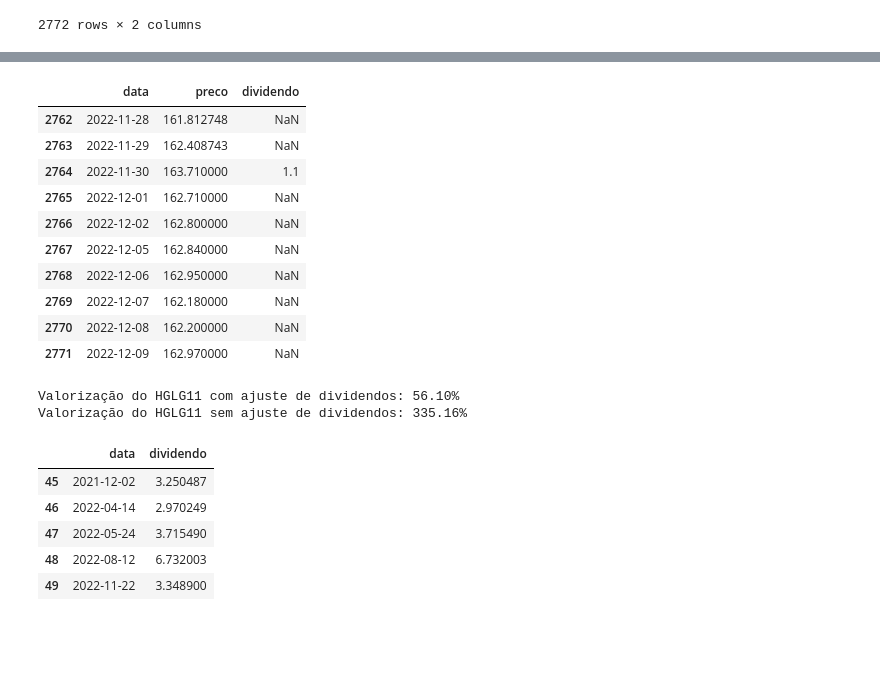
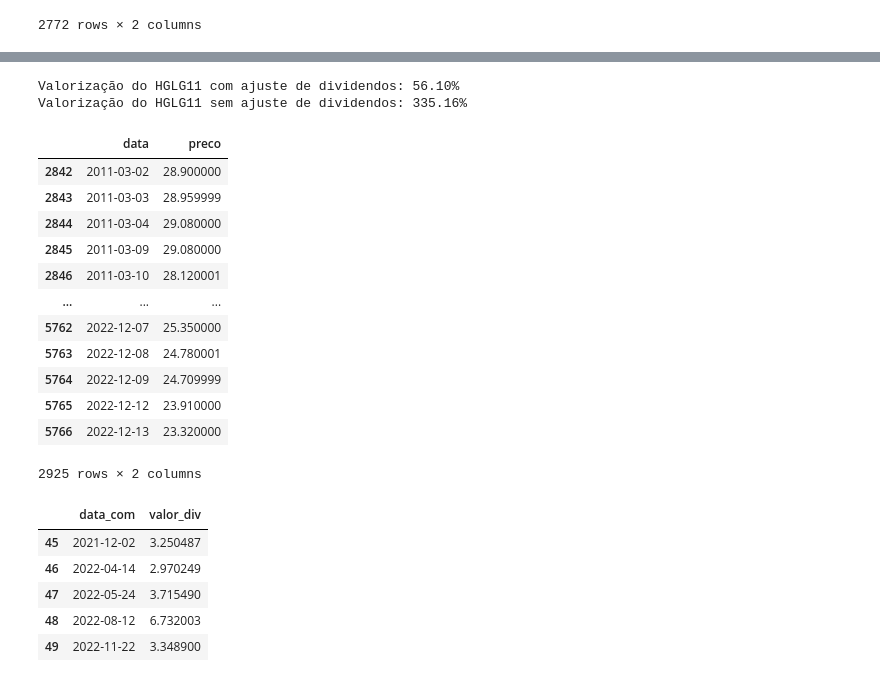
Before and after one commit to crdcj/medium, a Jupyter notebook: HGLG/hglg_petr.ipynb, the cells around one changed output, grey strips where cells are left out. Drawn from its saved outputs; the diff is of its cells as text; code cells hidden in the pictures; blank space fills up the shorter version.

```diff
--- a/HGLG/ajustar_precos.ipynb
+++ b/HGLG/hglg_petr.ipynb
@@ -126,17 +95,3 @@ hglg_precos_ajustados.query('data >= "2022-03-30"')
-# %%
-hglg_precos_ajustados.tail(10)
-# %% [output]
-|  | data | preco | dividendo |
-| 2762 | 2022-11-28 | 161.812748 | NaN |
-| 2763 | 2022-11-29 | 162.408743 | NaN |
-| 2764 | 2022-11-30 | 163.710000 | 1.1 |
-| 2765 | 2022-12-01 | 162.710000 | NaN |
-| 2766 | 2022-12-02 | 162.800000 | NaN |
-| 2767 | 2022-12-05 | 162.840000 | NaN |
-| 2768 | 2022-12-06 | 162.950000 | NaN |
-| 2769 | 2022-12-07 | 162.180000 | NaN |
-| 2770 | 2022-12-08 | 162.200000 | NaN |
-| 2771 | 2022-12-09 | 162.970000 | NaN |
 # %%
 # Comparar os preços com e sem ajuste do HGLG11 com o Plotly
 import plotly.express as px
@@ -183,22 +138,38 @@ Valorização do HGLG11 sem ajuste de dividendos: 335.16%
 # %%
 # Carregar os dados de preços e dividendos do PETR4
 petr_precos = (
     pd.read_csv('data/petr_precos.csv', parse_dates=['data'])
     # Concidir com o período de negociação do HGLG11
     .query('data >= "2011-03-02"')
     # Renomear com o preço desejado para "preco"
     .rename(columns={'preult': 'preco'})
     # Selecionar apenas as colunas de interesse
     [['data', 'preco']]
 )
-petr_divs = pd.read_csv('data/petr_divs.csv', parse_dates=['data'])
-petr_divs[-5:]
+petr_precos
 # %% [output]
-|  | data | dividendo |
-| 45 | 2021-12-02 | 3.250487 |
-| 46 | 2022-04-14 | 2.970249 |
-| 47 | 2022-05-24 | 3.715490 |
-| 48 | 2022-08-12 | 6.732003 |
-| 49 | 2022-11-22 | 3.348900 |
+|  | data | preco |
+| 2842 | 2011-03-02 | 28.900000 |
+| 2843 | 2011-03-03 | 28.959999 |
+| 2844 | 2011-03-04 | 29.080000 |
+| 2845 | 2011-03-09 | 29.080000 |
+| 2846 | 2011-03-10 | 28.120001 |
+| ... | ... | ... |
+| 5762 | 2022-12-07 | 25.350000 |
+| 5763 | 2022-12-08 | 24.780001 |
+| 5764 | 2022-12-09 | 24.709999 |
+| 5765 | 2022-12-12 | 23.910000 |
+| 5766 | 2022-12-13 | 23.320000 |
+2925 rows × 2 columns
+# %%
+petr_divs = pd.read_csv('data/petr_divs.csv', parse_dates=['data_com'])
+petr_divs[-5:]
+# %% [output]
+|  | data_com | valor_div |
+| 45 | 2021-12-02 | 3.250487 |
+| 46 | 2022-04-14 | 2.970249 |
+| 47 | 2022-05-24 | 3.715490 |
+| 48 | 2022-08-12 | 6.732003 |
+| 49 | 2022-11-22 | 3.348900 |
 # %%
 # Ajustart os preços de fechamento da PETR4
```
Also changed, not shown: parts of 18 cells of this notebook, 3 other files.
